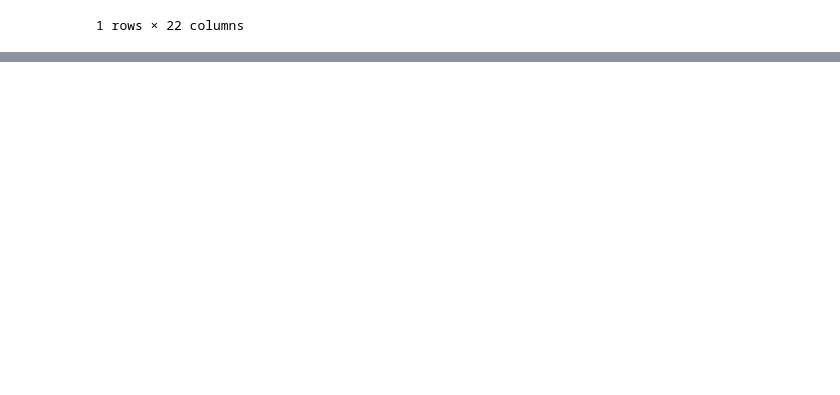
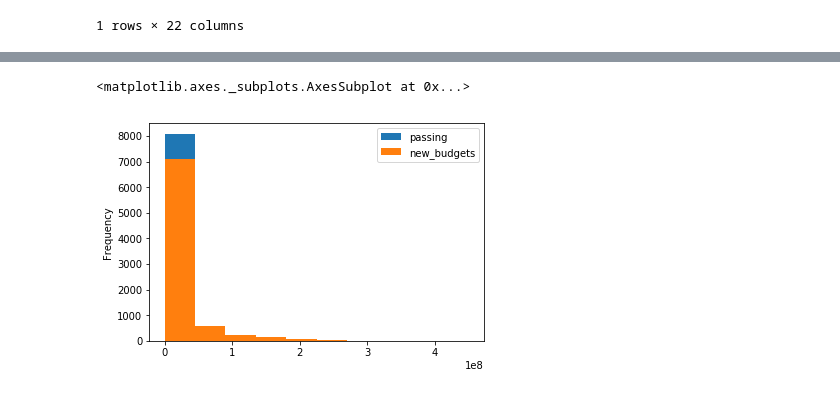
Before and after one commit to MagicMilly/women-in-film-analysis-dashboard, a Jupyter notebook: more_data_munging_useful.ipynb, the cells around one changed output, grey strips where cells are left out. Drawn from its saved outputs; the diff is of its cells as text; code cells hidden in the pictures; blank space fills up the shorter version.

Commit message:
added new column to bechdel df with updated budget values

```diff
--- a/more_data_munging_useful.ipynb
+++ b/more_data_munging_useful.ipynb
@@ -1694,0 +1697,2 @@ df.loc[df.imdb_id == first_three_imdb_ids[2]]
+# %%
+id_budget = dict(zip(df.imdb_id, df.budget))
@@ -1694,0 +1717,10 @@ df.loc[df.imdb_id == first_three_imdb_ids[2]]
+# %%
+new_budget_list = []
+for id, budget in zip(bechdel_df.imdb_id, bechdel_df.budgetAmount):
+    if not np.isnan(budget):
+        new_budget_list.append(budget)
+    elif id in id_budget.keys():
+        new_budget_list.append(id_budget[id])
+    else:
+        new_budget_list.append(0)
+len(new_budget_list), new_budget_list
@@ -1694,0 +1745,2 @@ df.loc[df.imdb_id == first_three_imdb_ids[2]]
+# %%
+bechdel_df['new_budgets'] = new_budget_list
@@ -1694,0 +1763,5 @@ df.loc[df.imdb_id == first_three_imdb_ids[2]]
+# %%
+bechdel_df[['passing', 'new_budgets']].plot(kind='hist')
+# %% [output]
+<matplotlib.axes._subplots.AxesSubplot at 0x...>
+[figure, added]
```
Also changed, not shown: parts of 15 cells of this notebook.
